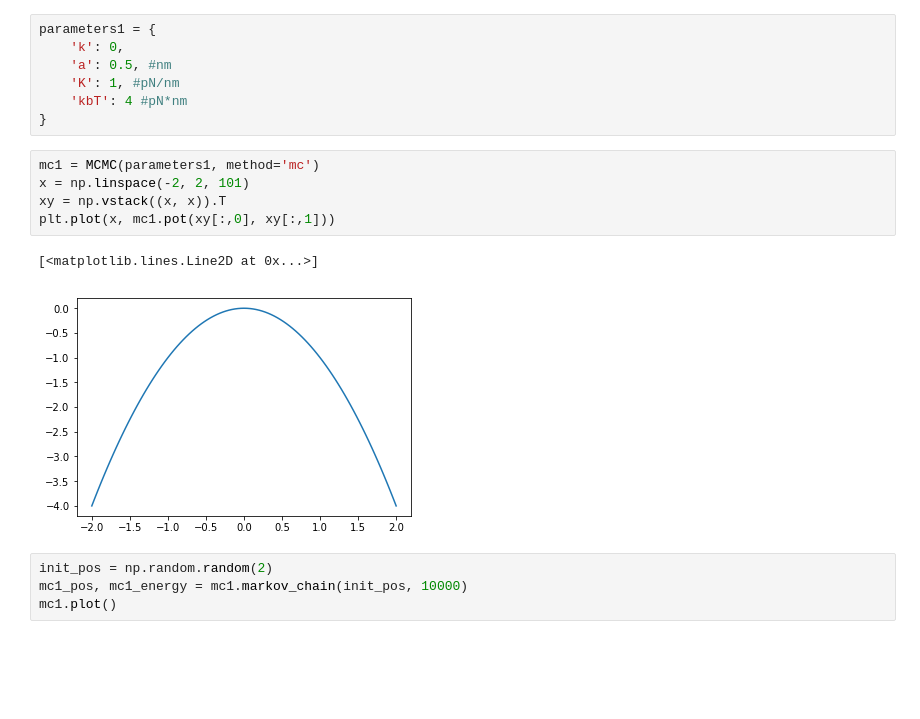
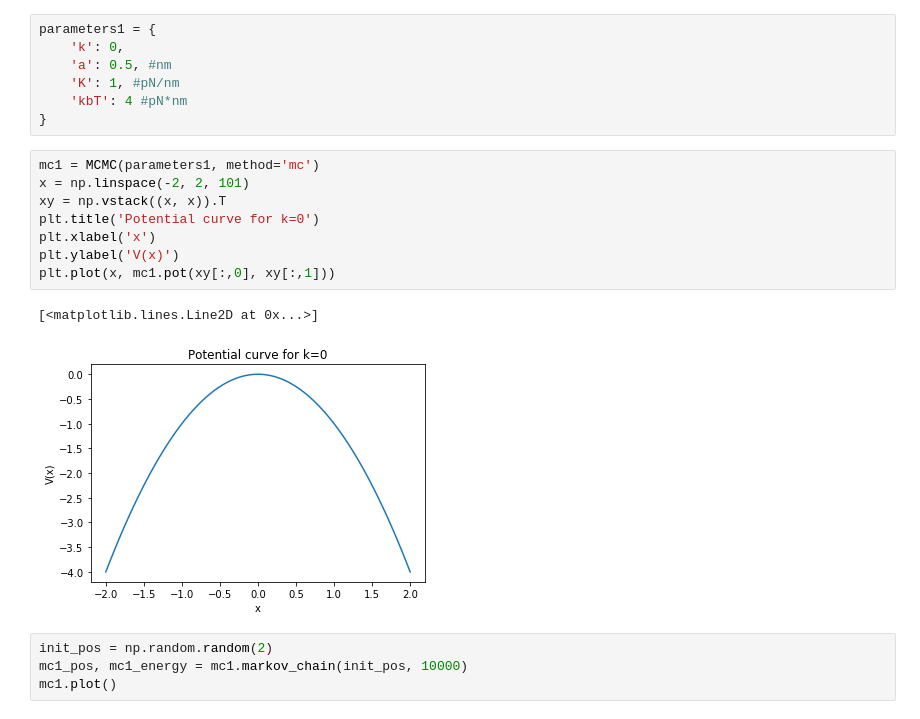
Before and after one commit to evabertalan/comp_physics, a Jupyter notebook: 4/4-Markov_Chain_Monte_Carlo.ipynb, the cells around one changed output. Saved outputs shown, nothing was run; the diff lists cells and outputs as text; blank space fills up the shorter version.

```diff
--- a/4/4-Markov_Chain_Monte_Carlo.ipynb
+++ b/4/4-Markov_Chain_Monte_Carlo.ipynb
@@ -153,11 +153,14 @@ parameters1 = {
 # %%
 mc1 = MCMC(parameters1, method='mc')
 x = np.linspace(-2, 2, 101)
 xy = np.vstack((x, x)).T
+plt.title('Potential curve for k=0')
+plt.xlabel('x')
+plt.ylabel('V(x)')
 plt.plot(x, mc1.pot(xy[:,0], xy[:,1]))
 # %% [output]
 [<matplotlib.lines.Line2D at 0x...>]
-[figure, old version]
+[figure, new version]
 # %%
 init_pos = np.random.random(2)
 mc1_pos, mc1_energy = mc1.markov_chain(init_pos, 10000)
```
Also changed, not shown: parts of 4 cells of this notebook.
